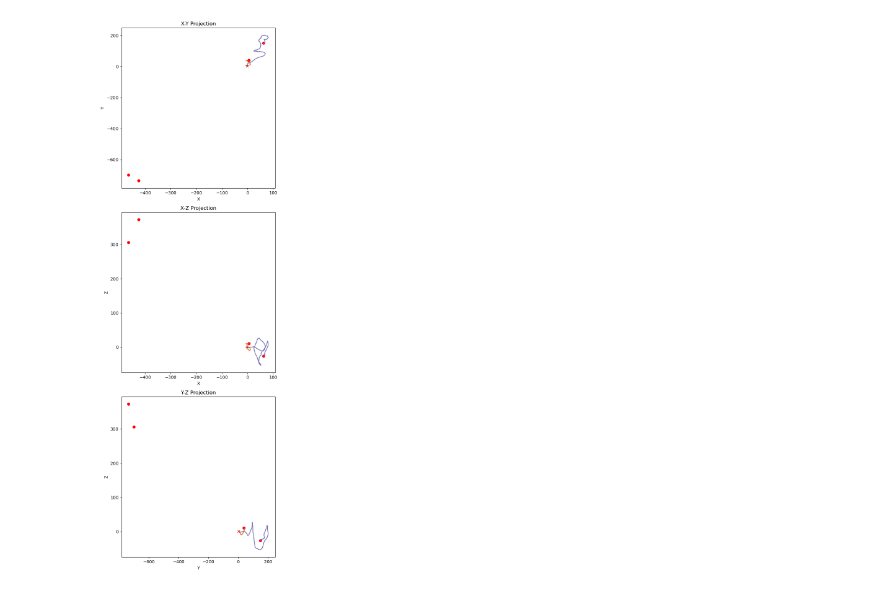
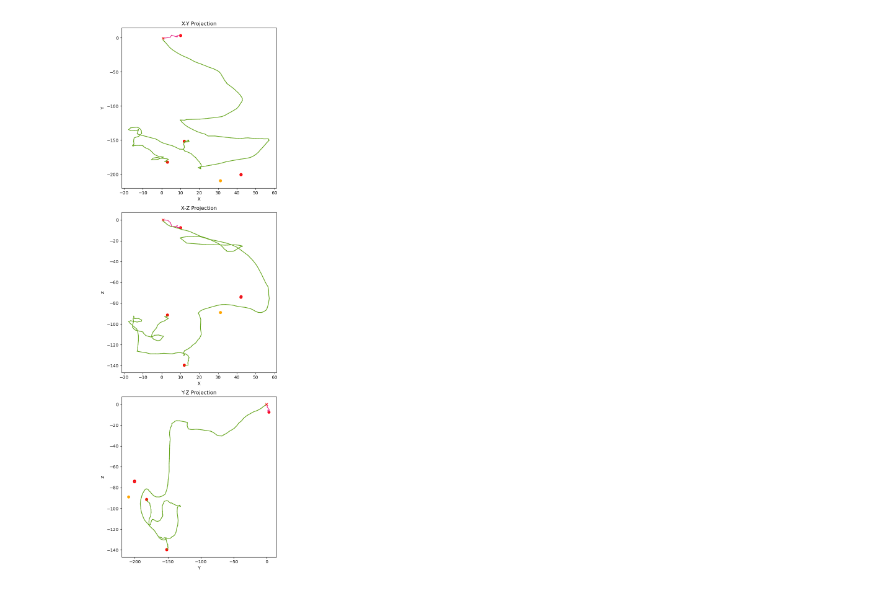
Before and after one commit to kvjmistry/NEXT_nudobe, a Jupyter notebook: workdir/TrackBuilder.ipynb, the cells around one changed output. Saved outputs shown, nothing was run; the diff lists cells and outputs as text; code cells hidden in the pictures.

```diff
--- a/workdir/TrackBuilder.ipynb
+++ b/workdir/TrackBuilder.ipynb
@@ -11,7 +11,7 @@ import itertools
 import copy
 
 # hits = pd.read_hdf('../../NEXT_nudobe/files/data/Leptoquark_SM_nexus.h5',"MC/hits")
-hits = pd.read_hdf('../../NEXT_nudobe/files/data/Leptoquark_SM_10mm_smear.h5',"MC/hits")
+hits = pd.read_hdf('../../NEXT_nudobe/files/data/Leptoquark_SM_4mm_smear.h5',"MC/hits")
 
 
 display(hits)
@@ -32,7 +32,7 @@ display(hits)
 # %%
 %matplotlib widget
 
-data = hits[hits.event_id ==1802]
+data = hits[hits.event_id ==1820]
 
 # There seems to be a duplicate row sometimes
 data = data.drop_duplicates()
@@ -46,9 +46,10 @@ data = data.sample(frac=1).reset_index(drop=True)
 # then sort it based on the x,y,z
 data = data.sort_values(by=['x', "y", "z"]).reset_index(drop=True)
 
+# Print energy sum
+print("Energy Sum: ", data.energy.sum())
+
 display(data)
-
-df = pd.DataFrame(data)
 
 # Calculate the distance matrix
 dist_matrix = distance_matrix(data[['x', 'y', 'z']], data[['x', 'y', 'z']])
@@ -163,7 +164,7 @@ connections = []
 # Calculate the Euclidean distance from the origin for each row
 data['distance'] = np.sqrt(data['x']**2 + data['y']**2 + data['z']**2)
 vertex_index = data['distance'].idxmin()
-df_hits = data.drop(columns=['distance'])
+data = data.drop(columns=['distance'])
 print("Vertex Index is:" , vertex_index)
 
 # Make a connection to the two closest nodes
@@ -338,7 +340,7 @@ def GetTrackLengthEnergy(path):
 
     # Return the hit if there is only one node
     if len(path) == 0:
-        return 0, round(data.iloc[path[0]]['energy'], 3)
+        return 0,data.iloc[path[0]]['energy']
 
     for t in range(len(path) - 1):
         point1 = data.iloc[path[t]]
@@ -351,7 +353,8 @@ def GetTrackLengthEnergy(path):
     # Add in the last energy hit
     total_energy += data.iloc[path[-1]]['energy']
 
-    return round(total_length, 3), round(total_energy, 3)
+    return round(total_length, 3), total_energy
+    # return round(total_length, 3), round(total_energy, 3)
 
 
 # Get the length and energy of a track
@@ -790,13 +832,13 @@ Total Unique: 3
 # %%
 # Function to plot connections
-def plot_connections(ax, x, y, connections, connection_count, x_label, y_label):
+def plot_tracks(ax, x, y, connection_count, x_label, y_label):
     # Filter data for markers with count 1 or 0
     filtered_indices = [i for i, count in enumerate(connection_count) if count == 1 or count == 0]
     filtered_x = [x[i] for i in filtered_indices]
     filtered_y = [y[i] for i in filtered_indices]
 
     # Define colors for filtered data
-    colors = ['r' for count in filtered_indices]
+    colors = ['r' if connection_count[i] == 1 else 'Orange' for i in filtered_indices]
 
     # Plot filtered markers
     ax.scatter(filtered_x, filtered_y, c=colors, marker='o')
@@ -806,34 +848,34 @@ def plot_connections(ax, x, y, connections, connection_count, x_label, y_label):
         for i, connection in enumerate(Track["nodes"]):
             if i == len(Track["nodes"]) - 1:
                 break
 
             start_node = Track["nodes"][i]
             end_node = Track["nodes"][i + 1]
 
             ax.plot([x[start_node], x[end_node]],
                     [y[start_node], y[end_node]], color=Track["c"], linestyle="-")
 
         if (Track["label"] == "vertex"):
             ax.plot(x[Track["start"]], y[Track["start"]], marker = "x", color = "r" )
 
     ax.set_xlabel(x_label)
     ax.set_ylabel(y_label)
     ax.set_title(f'{x_label}-{y_label} Projection')
 
 
 # Create subplots
 fig, axs = plt.subplots(3, 1, figsize=(6, 18))
 
 # Plot xy projection
-plot_connections(axs[0], data['x'], data['y'], connections, connection_count, 'X', 'Y')
+plot_tracks(axs[0], data['x'], data['y'], connection_count, 'X', 'Y')
 
 # Plot xz projection
-plot_connections(axs[1], data['x'], data['z'], connections, connection_count, 'X', 'Z')
+plot_tracks(axs[1], data['x'], data['z'], connection_count, 'X', 'Z')
 
 # Plot yz projection
-plot_connections(axs[2], data['y'], data['z'], connections, connection_count, 'Y', 'Z')
+plot_tracks(axs[2], data['y'], data['z'], connection_count, 'Y', 'Z')
 
 plt.tight_layout()
 plt.show()
 # %% [output]
-[figure, old version]
+[figure, new version]
```
Also changed, not shown: parts of 5 cells of this notebook, 1 other file.
